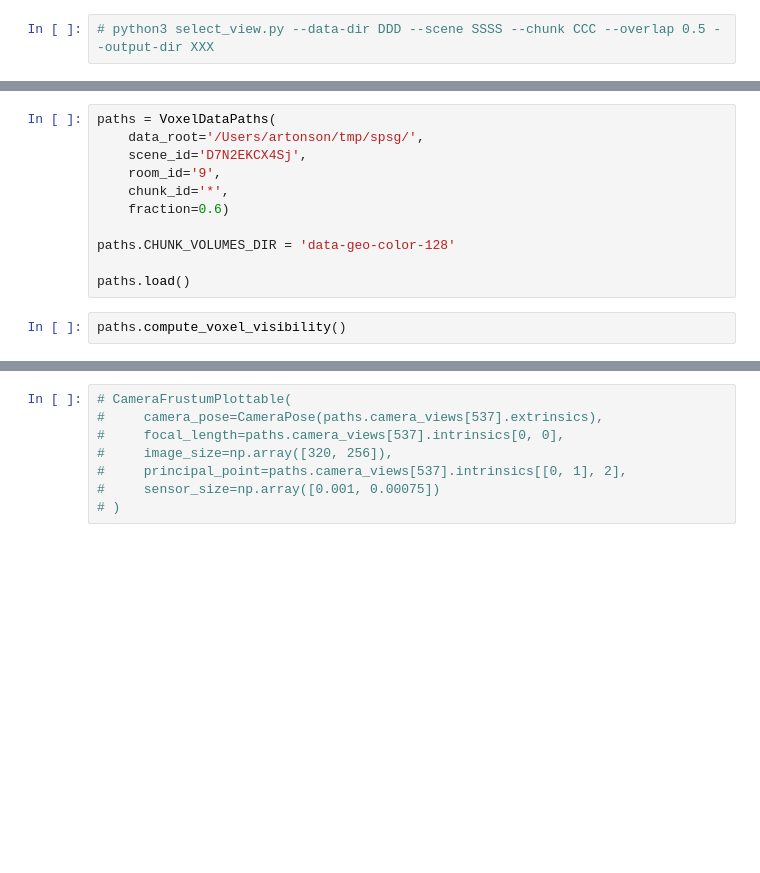
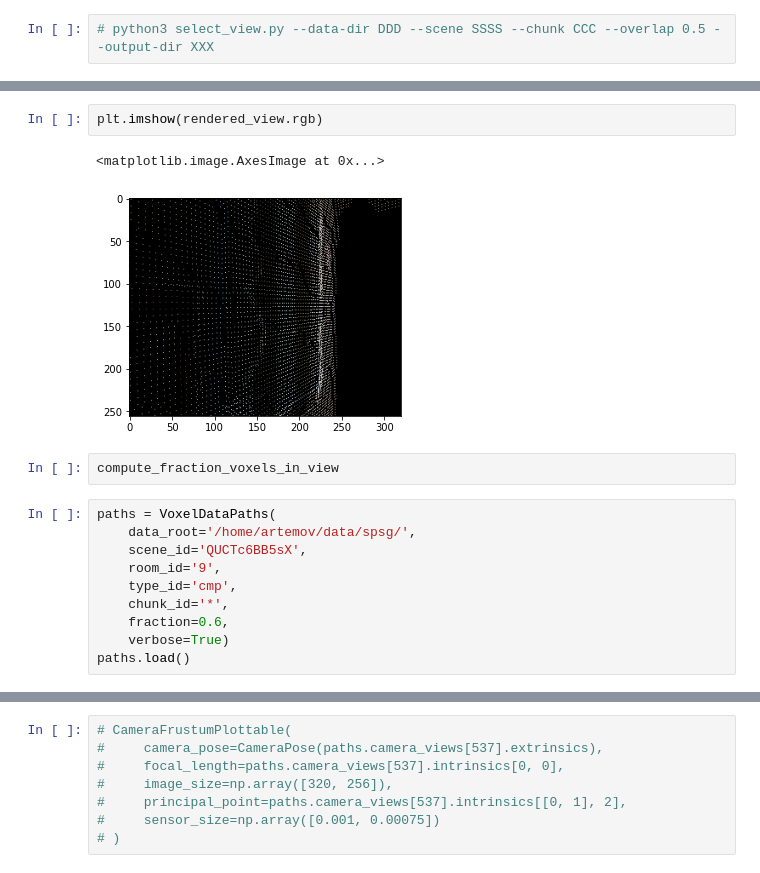
Before and after one commit to artonson/frustum_chunk_intersection, a Jupyter notebook: visualize.ipynb, the cells around one changed output, grey strips where cells are left out. Drawn from its saved outputs; the diff is of its cells as text; blank space fills up the shorter version.

```diff
--- a/visualize.ipynb
+++ b/visualize.ipynb
@@ -24,13 +428,17 @@ from src.camera_pose import CameraPose
+# %%
+plt.imshow(rendered_view.rgb)
+# %% [output]
+<matplotlib.image.AxesImage at 0x...>
+[figure, added]
+# %%
+compute_fraction_voxels_in_view
 # %%
 paths = VoxelDataPaths(
-    data_root='/Users/artonson/tmp/spsg/',
-    scene_id='D7N2EKCX4Sj',
+    data_root='/home/artemov/data/spsg/',
+    scene_id='QUCTc6BB5sX',
     room_id='9',
+    type_id='cmp',
     chunk_id='*',
-    fraction=0.6)
-
-paths.CHUNK_VOLUMES_DIR = 'data-geo-color-128'
-
+    fraction=0.6,
+    verbose=True)
 paths.load()
-# %%
-paths.compute_voxel_visibility()
```
Also changed, not shown: parts of 45 cells of this notebook, 4 other files.
